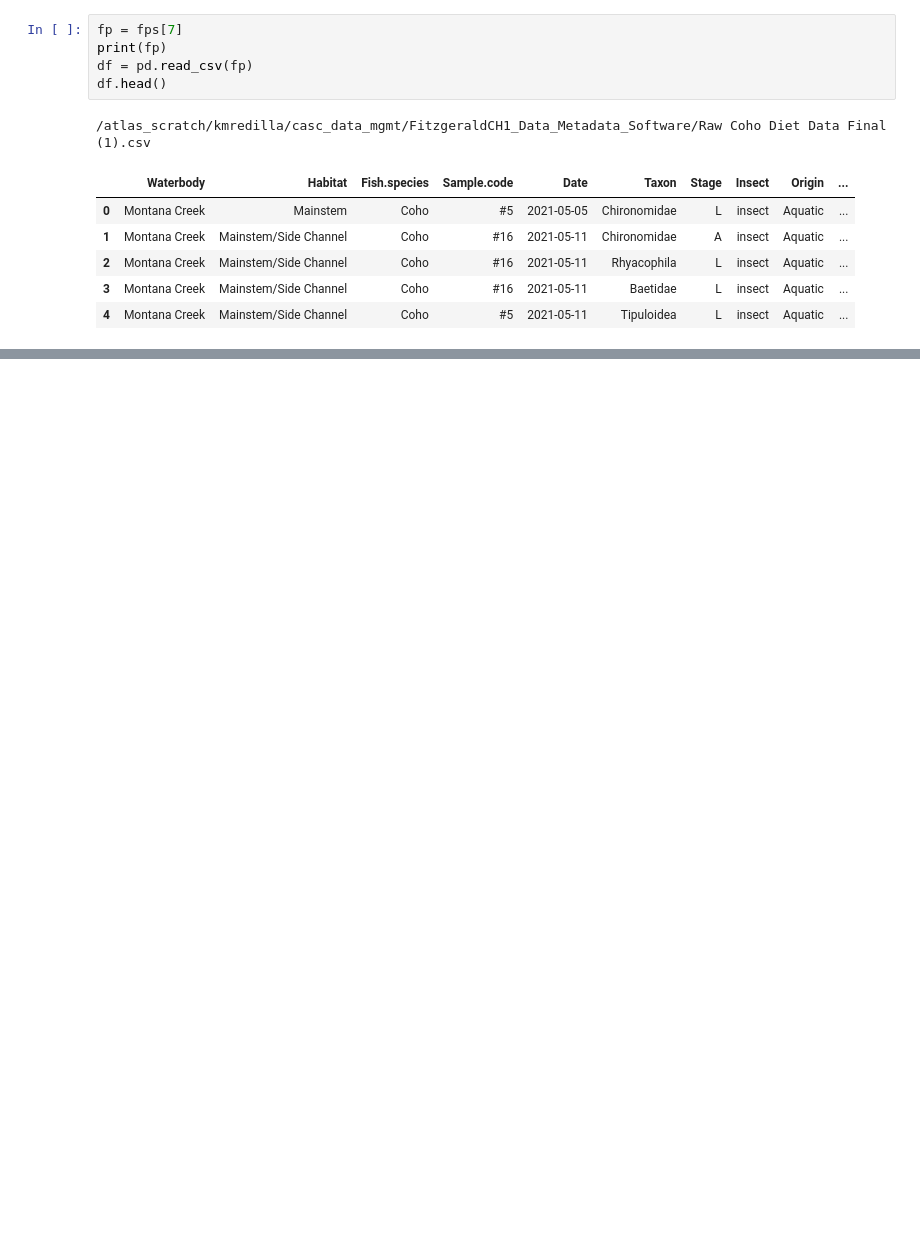
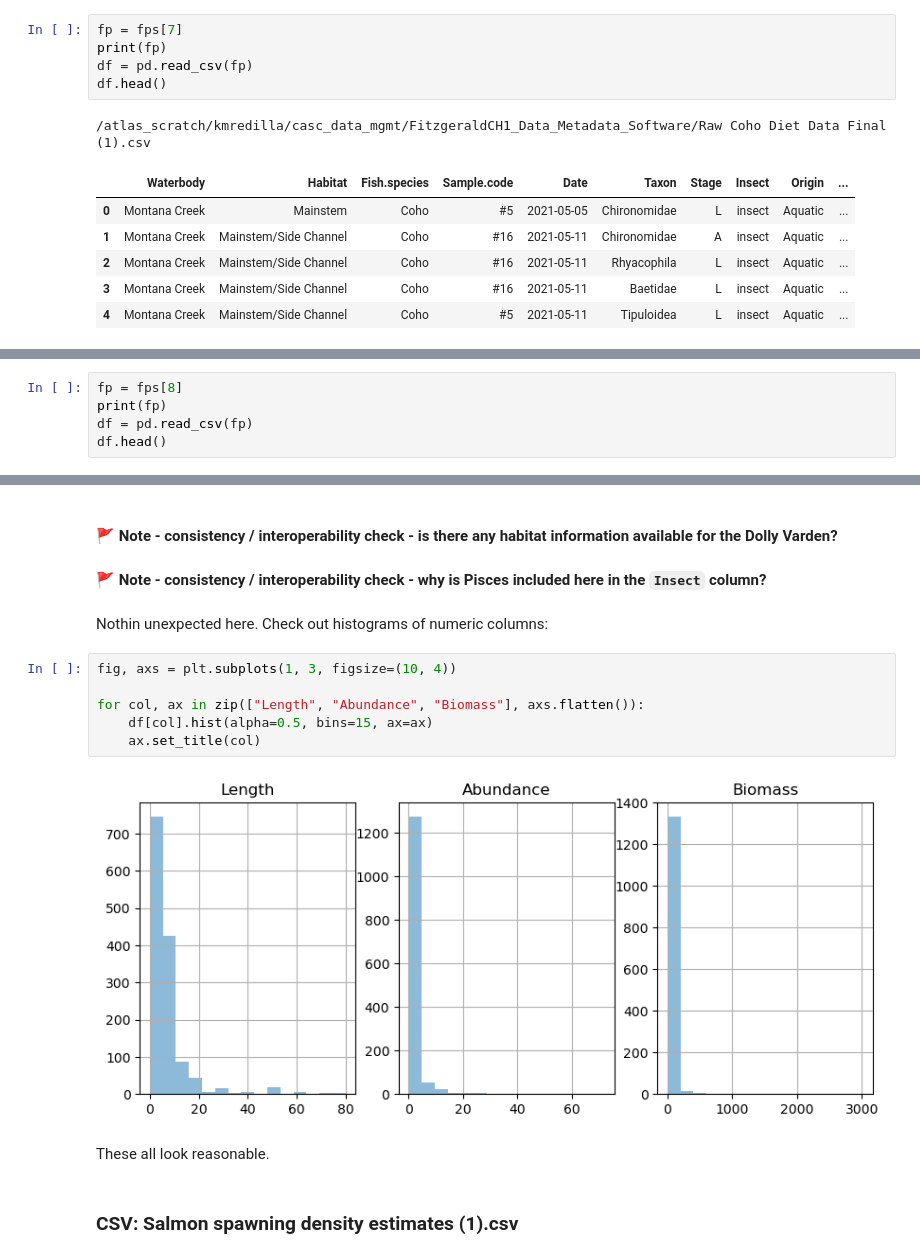
Before and after one commit to ua-snap/casc-data-mgmt, a Jupyter notebook: Fitzgerald_etal_2023/data_review.ipynb, the cells around one changed output, grey strips where cells are left out. Saved outputs shown, nothing was run; the diff lists cells and outputs as text; blank space fills up the shorter version.

```diff
--- a/Fitzgerald_etal_2023/data_review.ipynb
+++ b/Fitzgerald_etal_2023/data_review.ipynb
@@ -447,0 +472,5 @@ df.head()
+# %%
+fp = fps[8]
+print(fp)
+df = pd.read_csv(fp)
+df.head()
@@ -447,0 +506,17 @@ df.head()
+# %% [markdown]
+#### 🚩 Note - consistency / interoperability check - is there any habitat information available for the Dolly Varden?
+#### 🚩 Note - consistency / interoperability check - why is Pisces included here in the `Insect` column?
+# %% [markdown]
+Nothin unexpected here. Check out histograms of numeric columns:
+# %%
+fig, axs = plt.subplots(1, 3, figsize=(10, 4))
+
+for col, ax in zip(["Length", "Abundance", "Biomass"], axs.flatten()):
+    df[col].hist(alpha=0.5, bins=15, ax=ax)
+    ax.set_title(col)
+# %% [output]
+[figure, added]
+# %% [markdown]
+These all look reasonable.
+# %% [markdown]
+### CSV: Salmon spawning density estimates (1).csv
```
Also changed, not shown: parts of 34 cells of this notebook.
